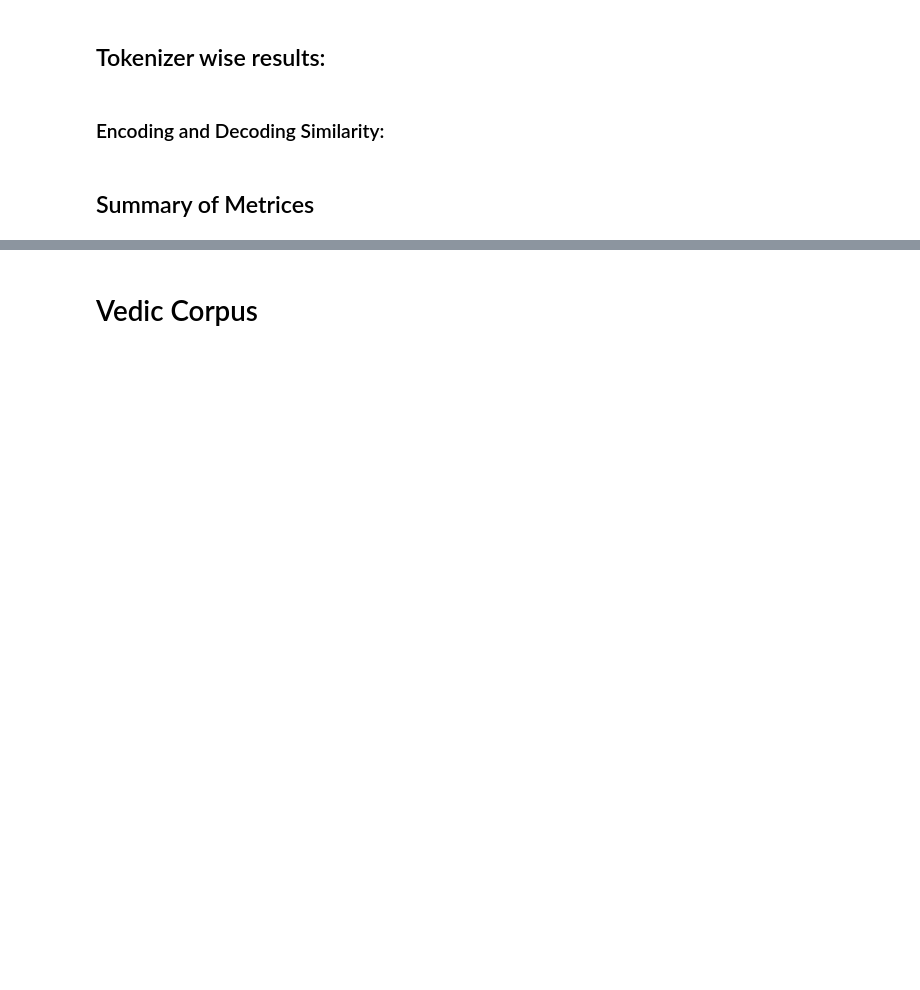
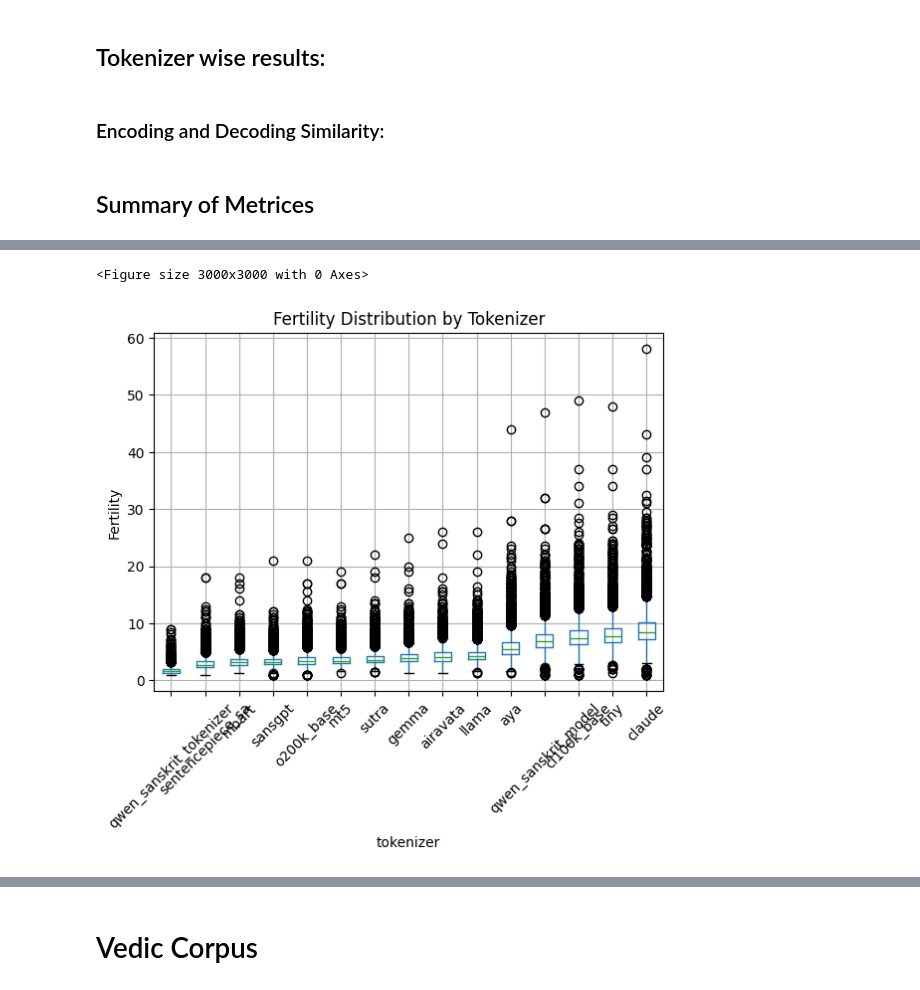
Before and after one commit to NikhilaGadge/Sanskrit_Tokenizers_Evaluation, a Jupyter notebook: Sanskrit_Tokenization_Evaluation.ipynb, the cells around one changed output, grey strips where cells are left out. Cells and saved outputs as stored; diff of their text form; code cells hidden in the pictures; blank space fills up the shorter version.

```diff
--- a/Sanskrit_Tokenization_Evaluation.ipynb
+++ b/Sanskrit_Tokenization_Evaluation.ipynb
@@ -669,0 +719,29 @@ plt.show()
+# %%
+import matplotlib.pyplot as plt
+import pandas as pd
+
+order = (
+    df.groupby("tokenizer")["fertility"]
+      .median()
+      .sort_values()
+      .index
+)
+
+# Convert 'tokenizer' column to a categorical type with the specified order
+df["tokenizer"] = pd.Categorical(df["tokenizer"], categories=order, ordered=True)
+
+plt.figure(figsize=(30,30))
+
+df.boxplot(
+    column="fertility",
+    by="tokenizer",
+    rot=45
+)
+
+plt.ylabel("Fertility")
+plt.title("Fertility Distribution by Tokenizer")
+plt.suptitle("")
+plt.show()
+# %% [output]
+<Figure size 3000x3000 with 0 Axes>
+[figure, added]
```
Also changed, not shown: parts of 6 cells of this notebook.
